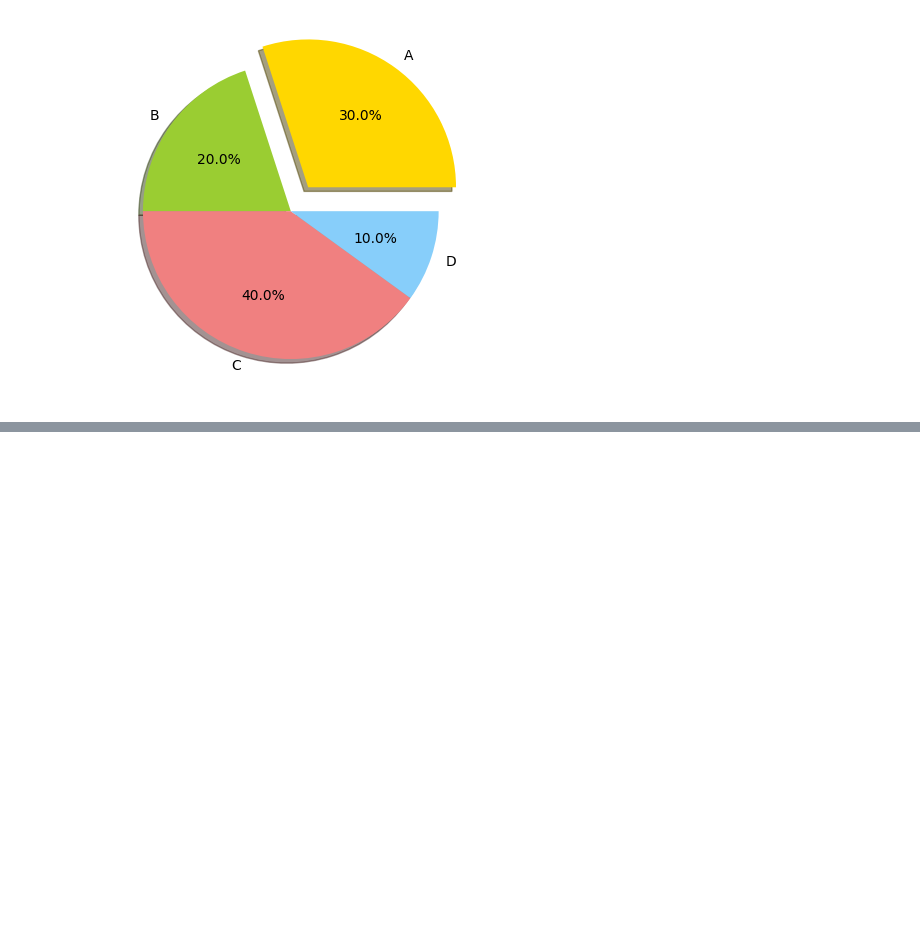
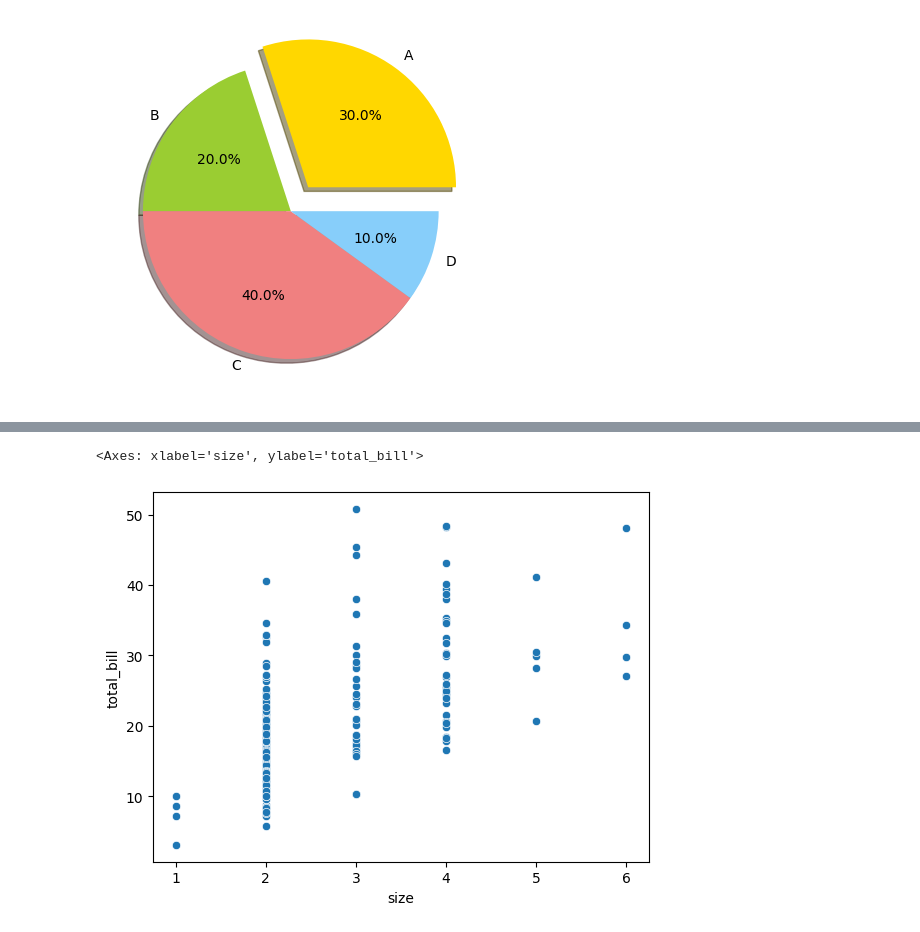
Before and after one commit to amankr2301/Data_analysis_with_python-, a Jupyter notebook: numpy-pandas-matplotlib.ipynb, the cells around one changed output, grey strips where cells are left out. Cells and saved outputs as stored; diff of their text form; code cells hidden in the pictures; blank space fills up the shorter version.

```diff
--- a/numpy-pandas-matplotlib.ipynb
+++ b/numpy-pandas-matplotlib.ipynb
@@ -429,0 +513,5 @@ plt.pie(sizes ,explode = explode,labels = labels , colors = colors , shadow = Tr
+# %%
+sns.scatterplot(x = 'size' , y = 'total_bill' , data = tips)
+# %% [output]
+<Axes: xlabel='size', ylabel='total_bill'>
+[figure, added]
```
Also changed, not shown: parts of 22 cells of this notebook.
